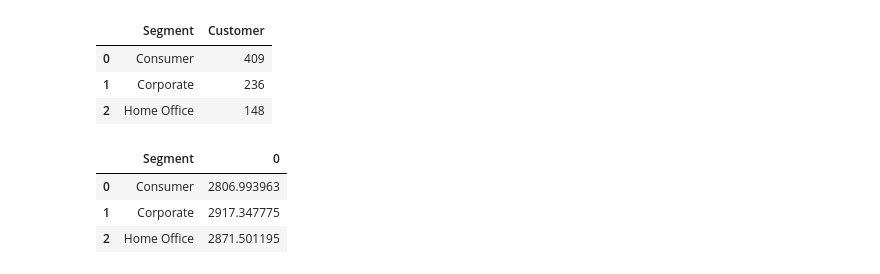
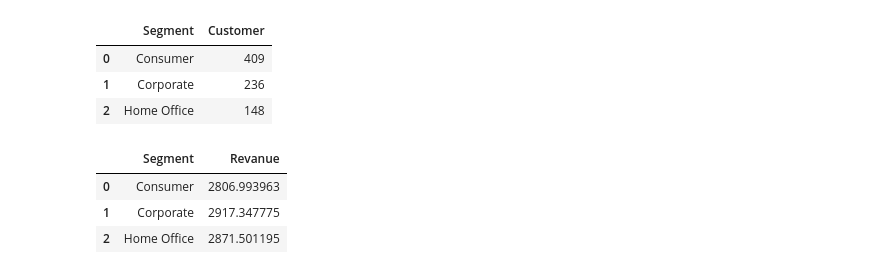
Before and after one commit to yashpawar-99/ecommerce-sales-analysis, a Jupyter notebook: notebooks/03_customer_analysis.ipynb, the cells around one changed output. Drawn from its saved outputs; the diff is of its cells as text; code cells hidden in the pictures.

Commit message:
Complited a customer analyasis and started a time sereis analysis

```diff
--- a/notebooks/03_customer_analysis.ipynb
+++ b/notebooks/03_customer_analysis.ipynb
@@ -186,10 +186,11 @@ unique_cust
 | 2 | Home Office | 148 |
 # %%
 #What is the average revenue per customer for each segment?
-avg_revanue_cust = (sales_by_segment.set_index("Segment")["Sales"]/unique_cust.set_index("Segment")["Customer"])
-avg_revanue_cust.reset_index()
+avg_revanue_cust = (sales_by_segment.set_index("Segment")["Sales"]/unique_cust.set_index("Segment")["Customer"]).reset_index()
+avg_revanue_cust.rename(columns={0:"Revanue"},inplace=True)
+avg_revanue_cust
 # %% [output]
-|  | Segment | 0 |
+|  | Segment | Revanue |
 | 0 | Consumer | 2806.993963 |
 | 1 | Corporate | 2917.347775 |
 | 2 | Home Office | 2871.501195 |
```
Also changed, not shown: parts of 3 cells of this notebook, 1 other file.
